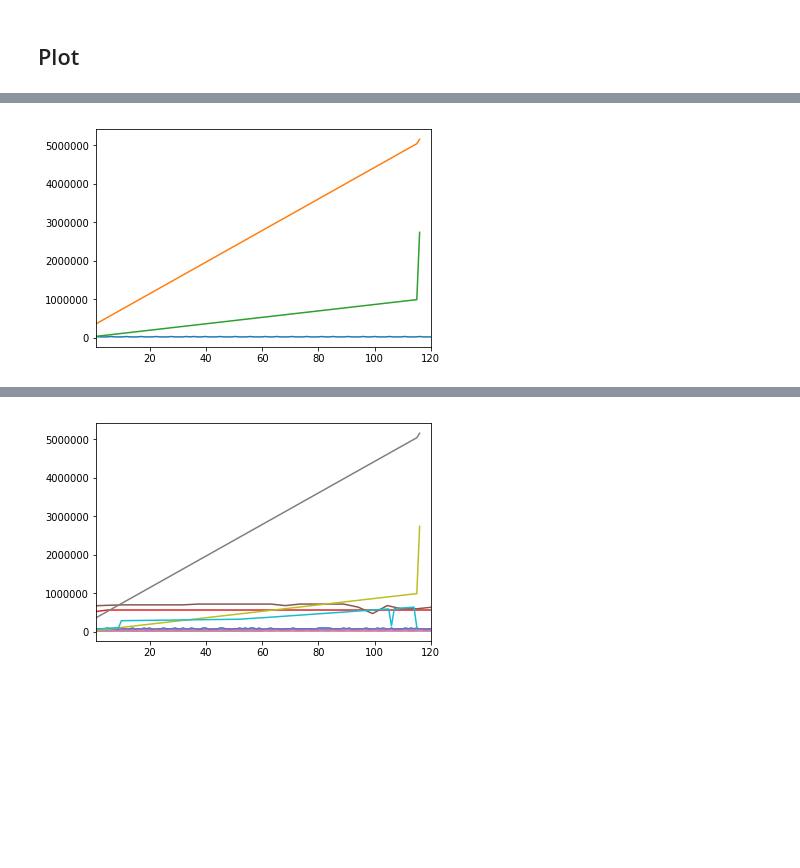
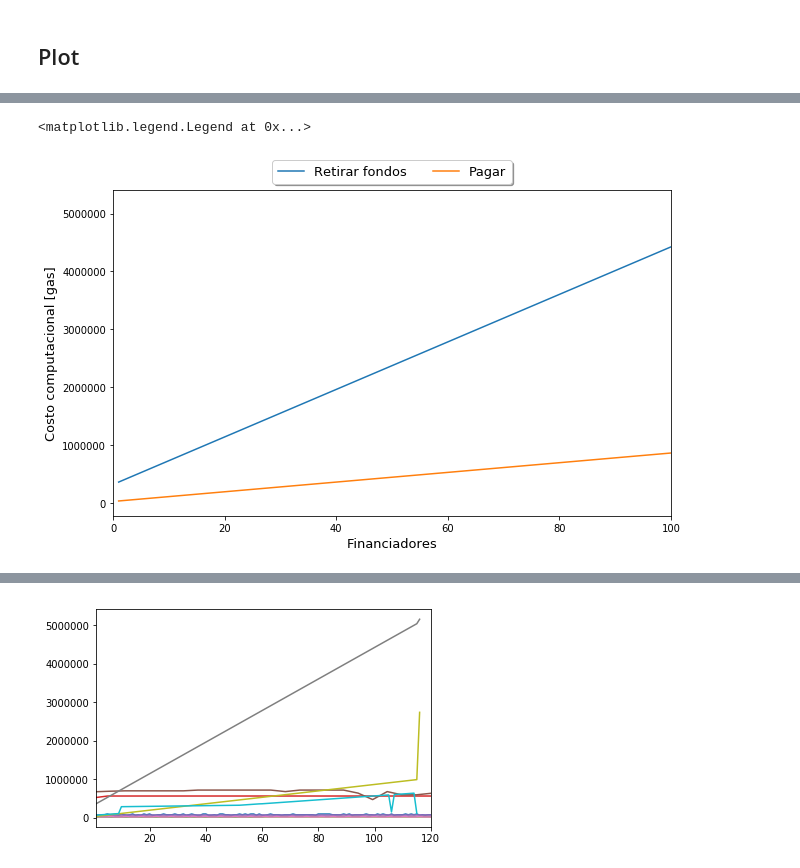
Before and after one commit to rsilvav/blockchain_gd, a Jupyter notebook: Escalabilidad.ipynb, the cells around one changed output, grey strips where cells are left out. Cells and saved outputs as stored; diff of their text form; code cells hidden in the pictures; blank space fills up the shorter version.

```diff
--- a/Escalabilidad.ipynb
+++ b/Escalabilidad.ipynb
@@ -1404,12 +1302,19 @@ plt.plot(xlinsp,gas_matchp_save)
 # %%
 n = np.linspace(1,120,120)
 n4 = np.linspace(1,120,30)
 n5 = np.linspace(1,120,24)
-nc = np.linspace(1,120,len(gas_check))
+nc = np.linspace(1,120,len(gas_check_save))
 import matplotlib.pyplot as plt
-plt.plot(nc,gas_check)
-plt.plot(linsp,gas_xwith_save)
-plt.plot(linsp,gas_pay_save)
+
+plt.figure(figsize=(10,6))
+plt.plot(linsp,gas_xwith_save,label='Retirar fondos')
+plt.plot(linsp,gas_pay_save,label='Pagar')
 plt.margins(x=0)
+plt.xlim(0,100)
+plt.ylabel('Costo computacional [gas]', fontsize=13)
+plt.xlabel('Financiadores', fontsize=13)
+plt.legend(loc='upper center', bbox_to_anchor=(0.5, 1.11),
+          fancybox=True, shadow=True, ncol=5, fontsize=13)
 # %% [output]
+<matplotlib.legend.Legend at 0x...>
-[figure, old version]
+[figure, new version]
```
Also changed, not shown: parts of 7 cells of this notebook, 7 other files.
